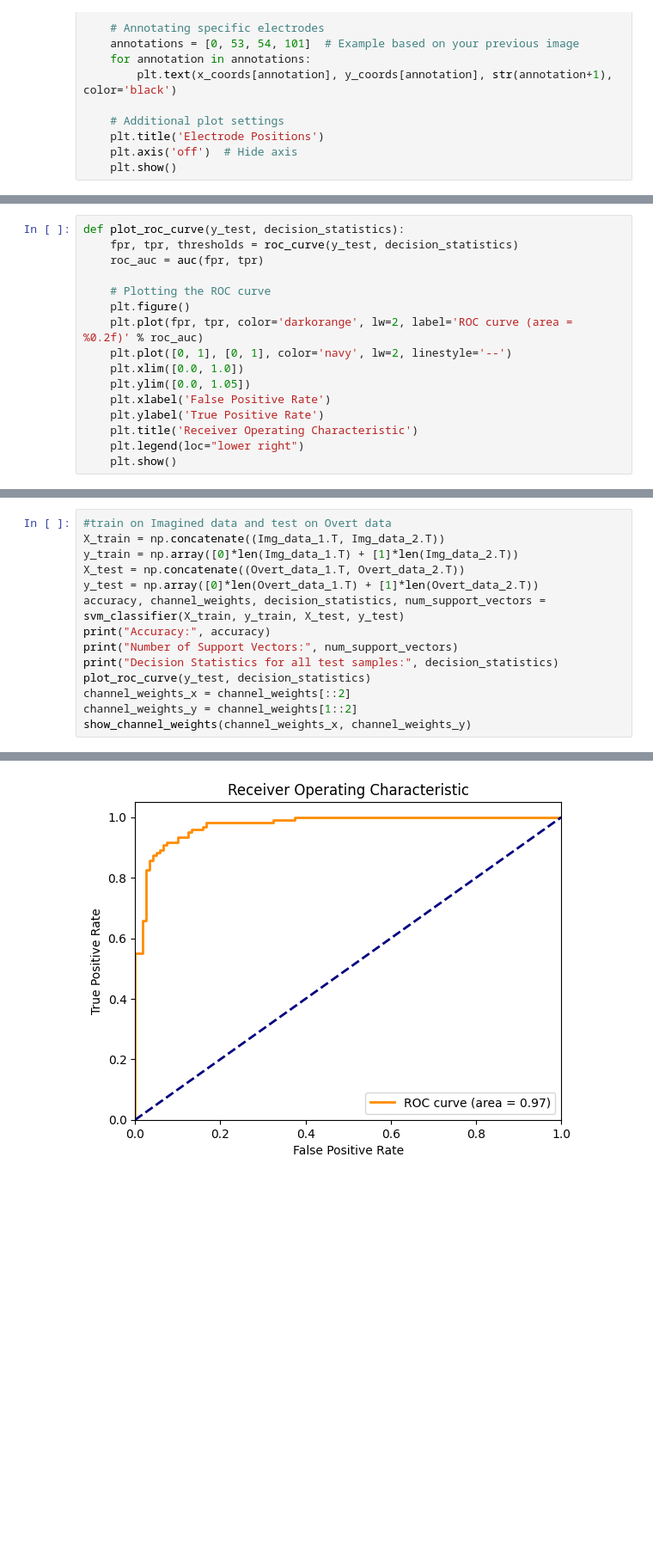
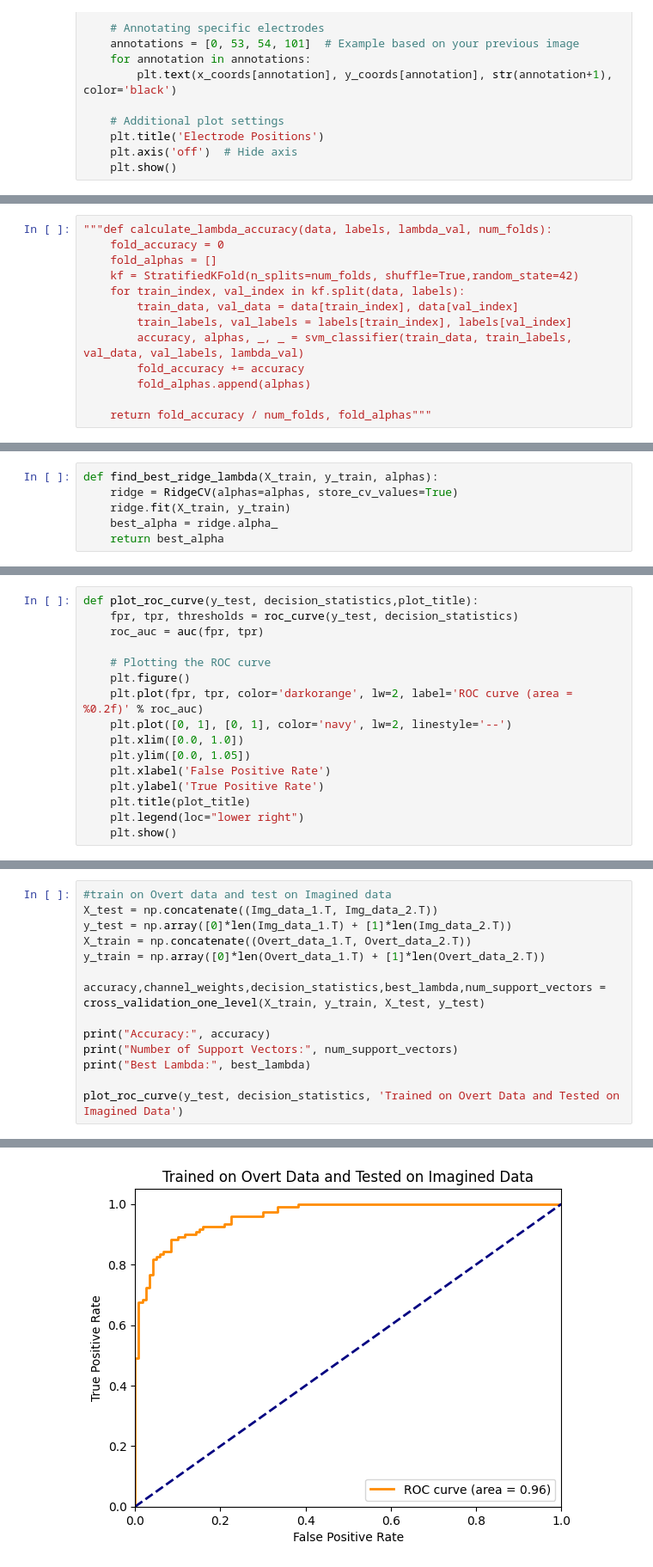
Before and after one commit to ritu1412/Brain-Computer_Interface_Movement_Decoding, a Jupyter notebook: BCI_Movement.ipynb, the cells around one changed output, grey strips where cells are left out. Shown at 86% size. Cells and saved outputs as stored; diff of their text form; blank space fills up the shorter version.

```diff
--- a/BCI_Movement.ipynb
+++ b/BCI_Movement.ipynb
@@ -104,0 +66,13 @@ def cross_validation(X,y):
+# %%
+"""def calculate_lambda_accuracy(data, labels, lambda_val, num_folds):
+    fold_accuracy = 0
+    fold_alphas = []
+    kf = StratifiedKFold(n_splits=num_folds, shuffle=True,random_state=42)
+    for train_index, val_index in kf.split(data, labels):
+        train_data, val_data = data[train_index], data[val_index]
+        train_labels, val_labels = labels[train_index], labels[val_index]
+        accuracy, alphas, _, _ = svm_classifier(train_data, train_labels, val_data, val_labels, lambda_val)
+        fold_accuracy += accuracy
+        fold_alphas.append(alphas)
+
+    return fold_accuracy / num_folds, fold_alphas"""
@@ -104,0 +94,6 @@ def cross_validation(X,y):
+# %%
+def find_best_ridge_lambda(X_train, y_train, alphas):
+    ridge = RidgeCV(alphas=alphas, store_cv_values=True)
+    ridge.fit(X_train, y_train)
+    best_alpha = ridge.alpha_
+    return best_alpha
@@ -105,5 +185,5 @@ def cross_validation(X,y):
 # %%
-def plot_roc_curve(y_test, decision_statistics):
+def plot_roc_curve(y_test, decision_statistics,plot_title):
     fpr, tpr, thresholds = roc_curve(y_test, decision_statistics)
     roc_auc = auc(fpr, tpr)
 
@@ -115,7 +195,7 @@ def plot_roc_curve(y_test, decision_statistics):
     plt.ylim([0.0, 1.05])
     plt.xlabel('False Positive Rate')
     plt.ylabel('True Positive Rate')
-    plt.title('Receiver Operating Characteristic')
+    plt.title(plot_title)
     plt.legend(loc="lower right")
     plt.show()
 # %%
@@ -220,15 +389,15 @@ Best lambda value: 0.01
 # %%
-#train on Imagined data and test on Overt data
-X_train = np.concatenate((Img_data_1.T, Img_data_2.T))
-y_train = np.array([0]*len(Img_data_1.T) + [1]*len(Img_data_2.T))
-X_test = np.concatenate((Overt_data_1.T, Overt_data_2.T))
-y_test = np.array([0]*len(Overt_data_1.T) + [1]*len(Overt_data_2.T))
-accuracy, channel_weights, decision_statistics, num_support_vectors = svm_classifier(X_train, y_train, X_test, y_test)
+#train on Overt data and test on Imagined data
+X_test = np.concatenate((Img_data_1.T, Img_data_2.T))
+y_test = np.array([0]*len(Img_data_1.T) + [1]*len(Img_data_2.T))
+X_train = np.concatenate((Overt_data_1.T, Overt_data_2.T))
+y_train = np.array([0]*len(Overt_data_1.T) + [1]*len(Overt_data_2.T))
+
+accuracy,channel_weights,decision_statistics,best_lambda,num_support_vectors = cross_validation_one_level(X_train, y_train, X_test, y_test)
+
 print("Accuracy:", accuracy)
 print("Number of Support Vectors:", num_support_vectors)
-print("Decision Statistics for all test samples:", decision_statistics)
-plot_roc_curve(y_test, decision_statistics)
-channel_weights_x = channel_weights[::2]
-channel_weights_y = channel_weights[1::2]
-show_channel_weights(channel_weights_x, channel_weights_y)
+print("Best Lambda:", best_lambda)
+
+plot_roc_curve(y_test, decision_statistics, 'Trained on Overt Data and Tested on Imagined Data')
 # %% [output]
@@ -252 +407 @@ Decision Statistics for all test samples: [  3.34987294  -2.99172558  -3.9248688
-[figure, old version]
+[figure, new version]
```
Also changed, not shown: parts of 27 cells of this notebook, 1 other file.
